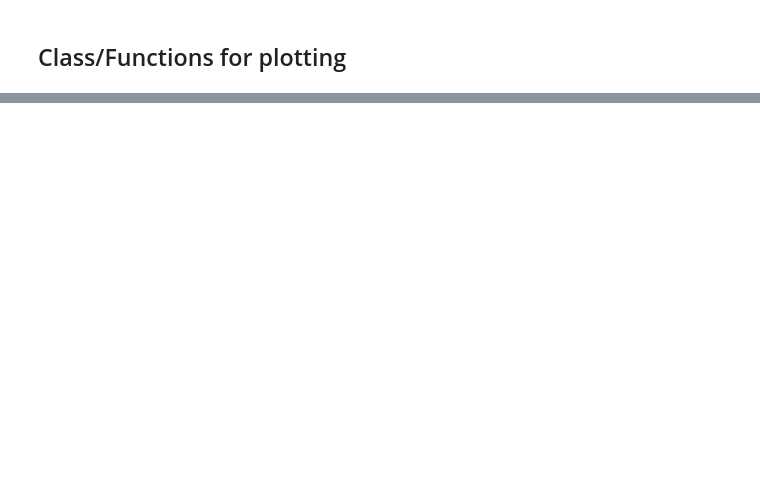
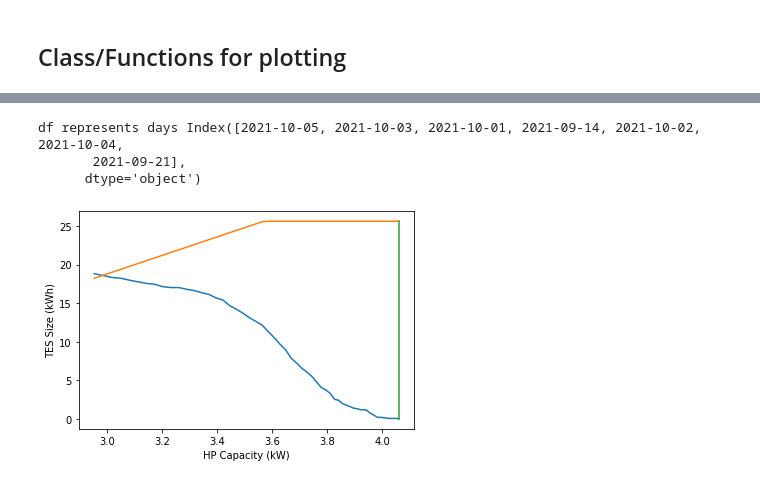
Before and after one commit to lazlop/HP_TES_sizing, a Jupyter notebook: Workbook.ipynb, the cells around one changed output, grey strips where cells are left out. Drawn from its saved outputs; the diff is of its cells as text; code cells hidden in the pictures; blank space fills up the shorter version.

```diff
--- a/Workbook.ipynb
+++ b/Workbook.ipynb
@@ -312,0 +425,8 @@ datetime.strftime(date - timedelta(days = 1), '%Y-%m-%d')
+# %%
+hps = HP_sizer('Cell 1A_1B Chilled Water Load -data-2022-09-30 00_41_29.csv', charge_p=(20,8), discharge_p=(11,19), method = 'highest_7_days') # specify date range?
+hps.sizing_plot()
+# %% [output]
+df represents days Index([2021-10-05, 2021-10-03, 2021-10-01, 2021-09-14, 2021-10-02, 2021-10-04,
+       2021-09-21],
+      dtype='object')
+[figure, added]
```
Also changed, not shown: parts of 23 cells of this notebook.
